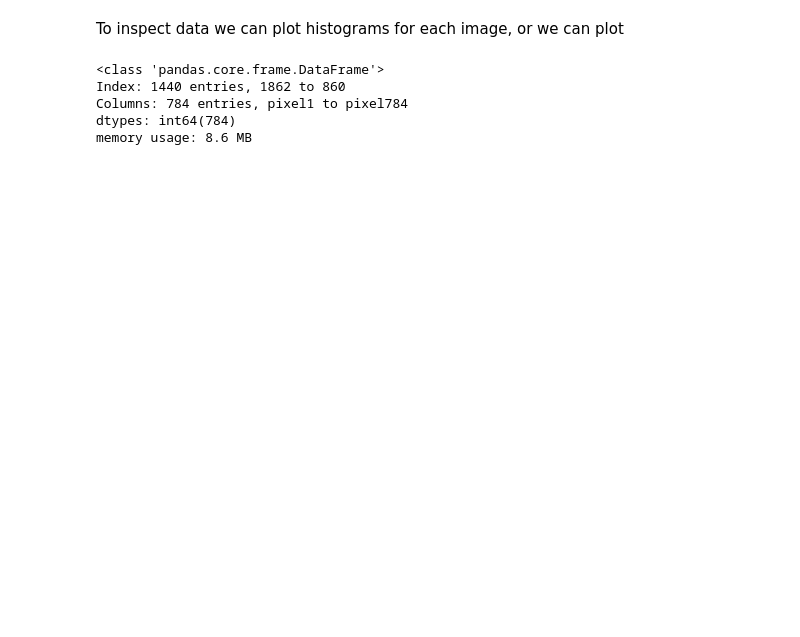
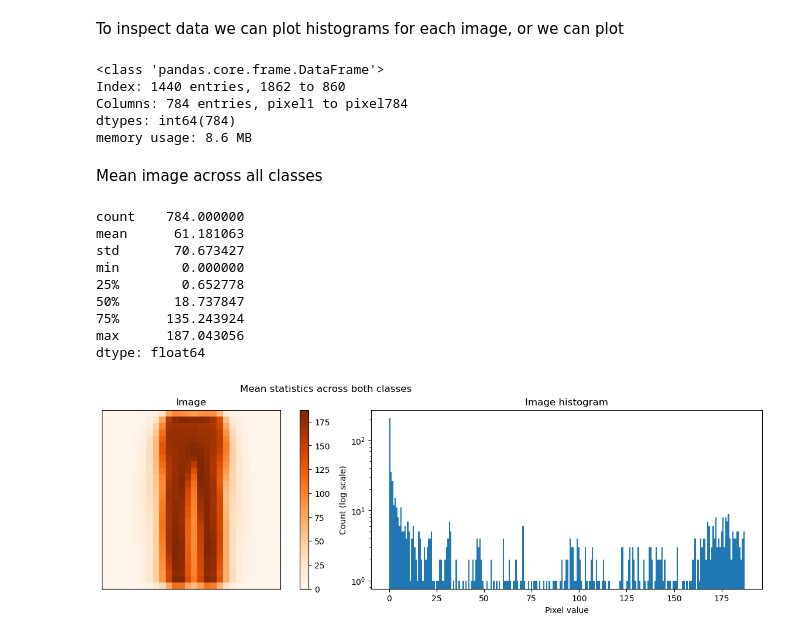
Before and after one commit to nickobard/Machine-Learning-II, a Jupyter notebook: 01/homework_01_B232.ipynb, the cells around one changed output. Drawn from its saved outputs; the diff is of its cells as text; code cells hidden in the pictures; blank space fills up the shorter version.

Commit message:
hw01: get all possible statistics

```diff
--- a/01/homework_01_B232.ipynb
+++ b/01/homework_01_B232.ipynb
@@ -182,3 +186,19 @@ Index: 1440 entries, 1862 to 860
 Columns: 784 entries, pixel1 to pixel784
 dtypes: int64(784)
 memory usage: 8.6 MB
+# %% [markdown]
+Mean image across all classes
+# %%
+mean_image = pd.Series(X_train.mean(axis=0))
+inspect_image(mean_image, suptitle="Mean statistics across both classes")
+# %% [output]
+count    784.000000
+mean      61.181063
+std       70.673427
+min        0.000000
+25%        0.652778
+50%       18.737847
+75%      135.243924
+max      187.043056
+dtype: float64
+[figure, added]
```
Also changed, not shown: parts of 7 cells of this notebook.
